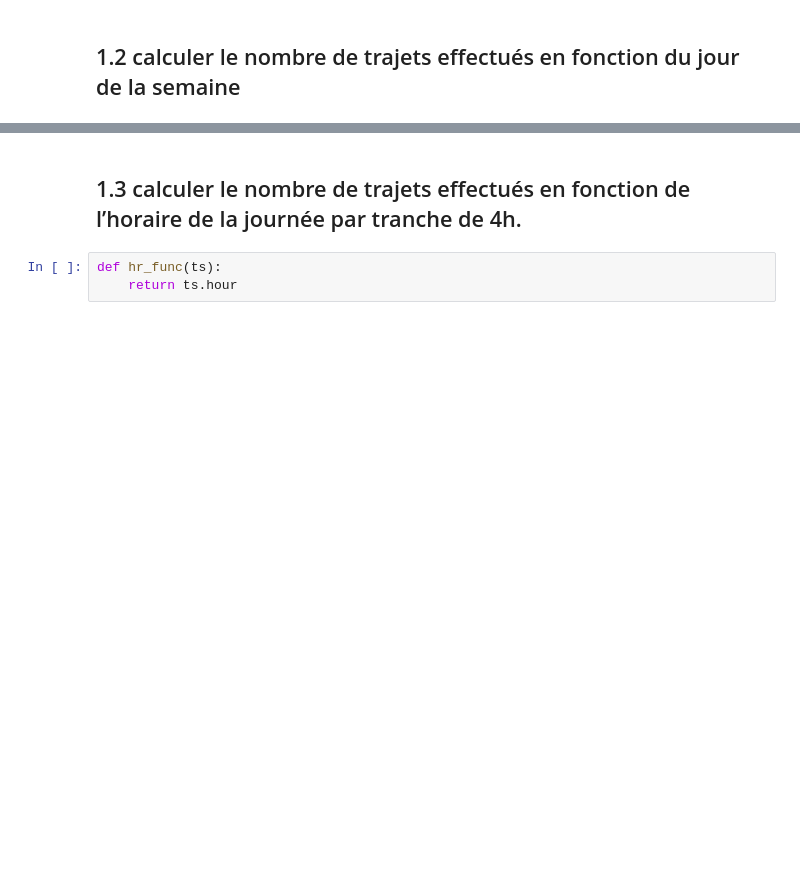
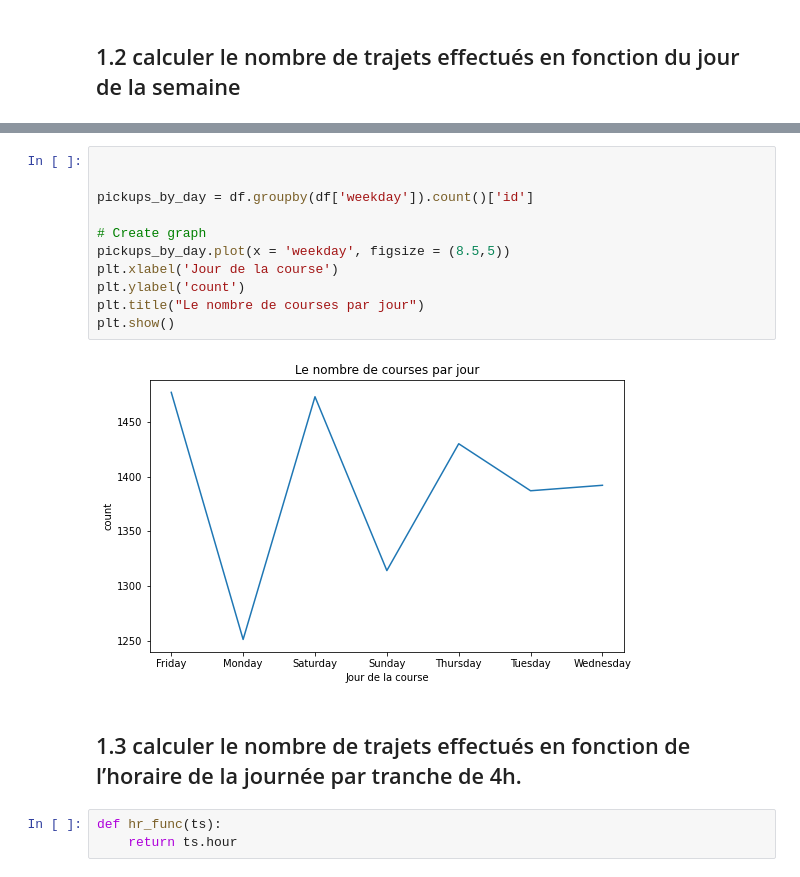
Before and after one commit to KevinB-a/NYC_cabs, a Jupyter notebook: notebook/explorattion_des_data__construction_models.ipynb, the cells around one changed output, grey strips where cells are left out. Drawn from its saved outputs; the diff is of its cells as text; blank space fills up the shorter version.

```diff
--- a/notebook/explorattion_des_data__construction_models.ipynb
+++ b/notebook/explorattion_des_data__construction_models.ipynb
@@ -81,4 +104,17 @@ Wednesday    210136
 Name: id, dtype: int64
+# %%
+
+
+pickups_by_day = df.groupby(df['weekday']).count()['id']
+
+# Create graph
+pickups_by_day.plot(x = 'weekday', figsize = (8.5,5))
+plt.xlabel('Jour de la course')
+plt.ylabel('count')
+plt.title("Le nombre de courses par jour")
+plt.show()
+# %% [output]
+[figure, added]
 # %% [markdown]
 ## 1.3 calculer le nombre de trajets effectués en fonction de l’horaire de la journée par tranche de 4h.
 # %%
```
Also changed, not shown: parts of 26 cells of this notebook, 4 other files.
